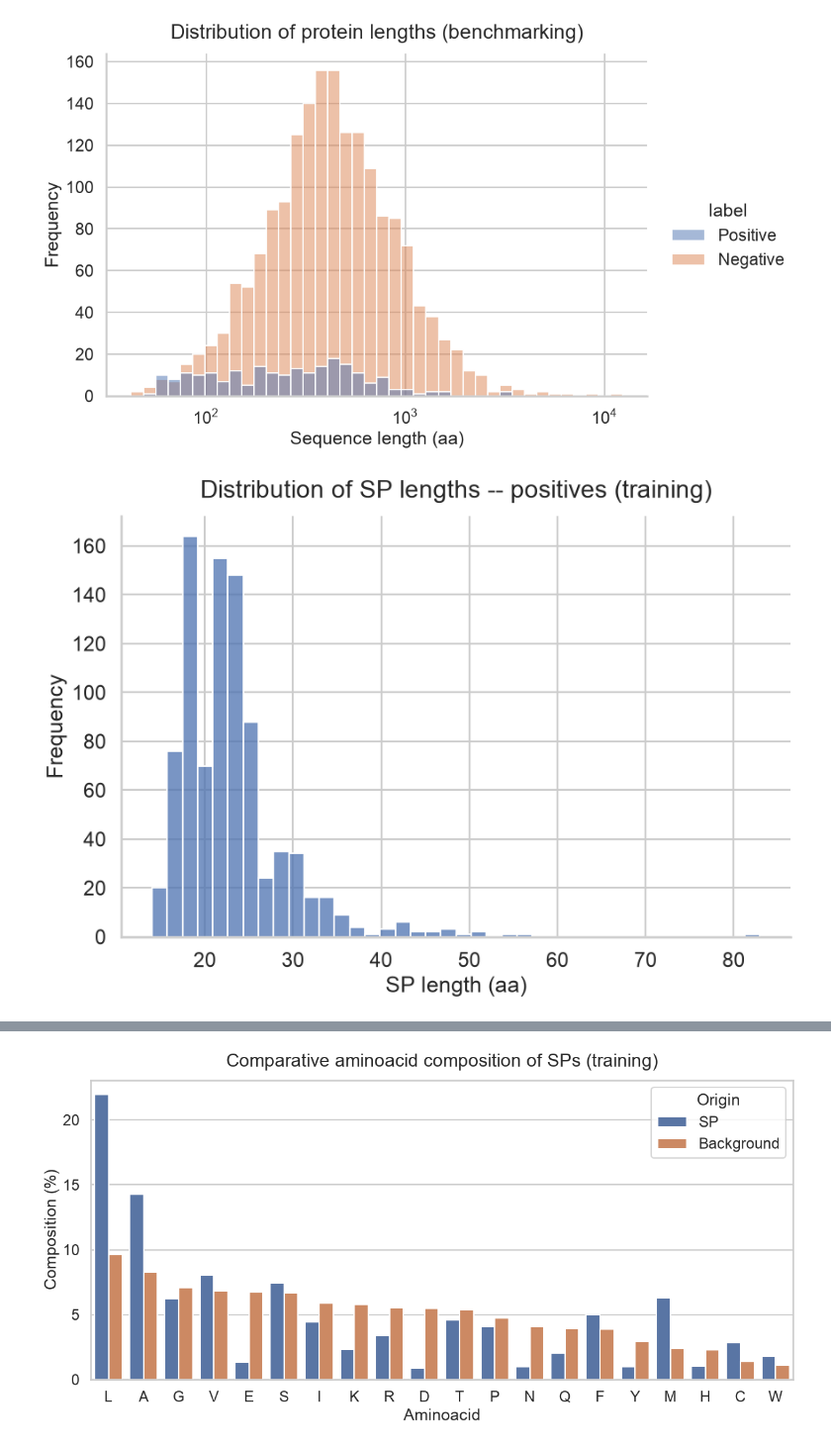
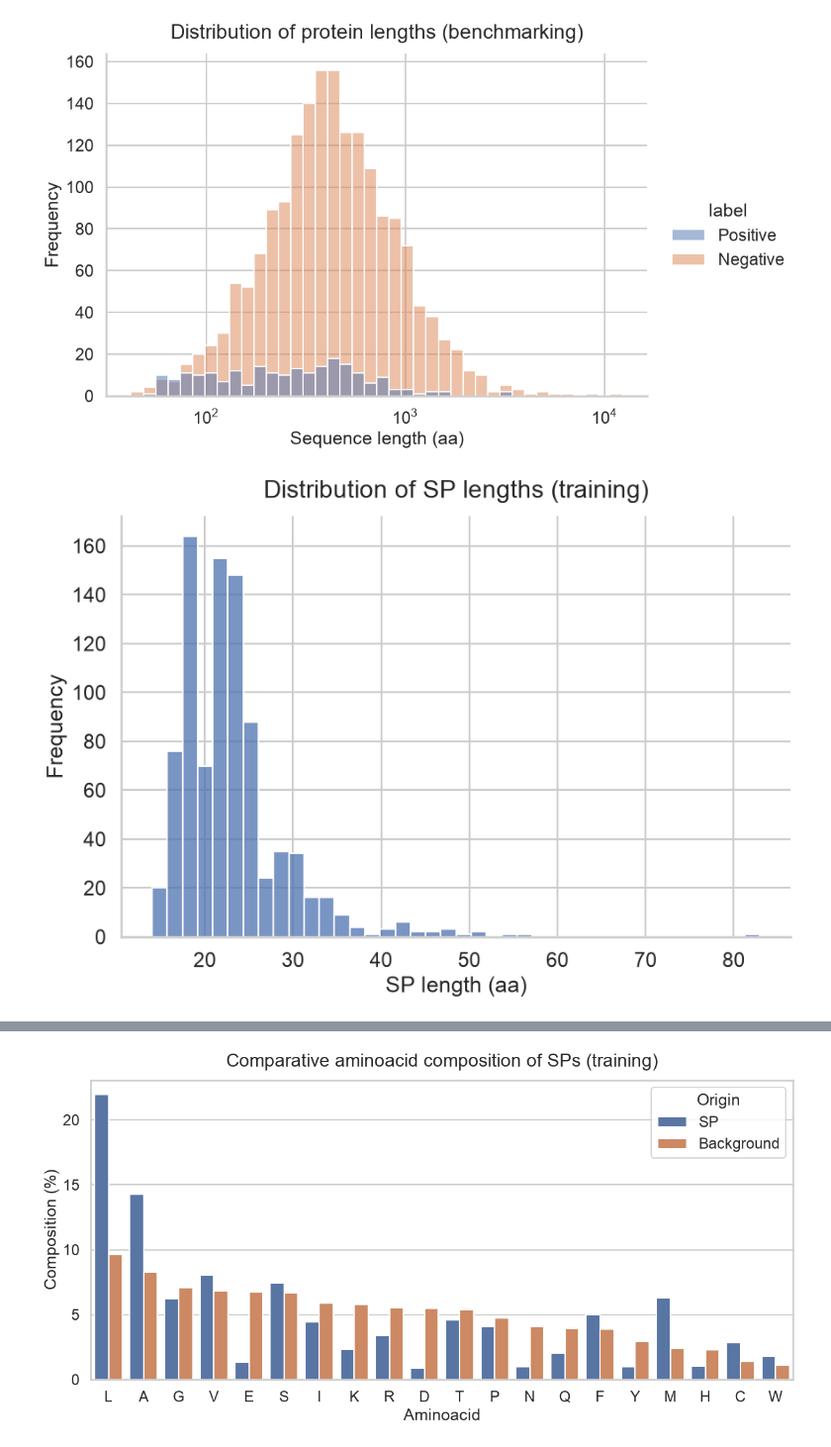
Before and after one commit to ToniMontana99/LB2_project_Group_7, a Jupyter notebook: 0.3_data_analysis/LB2_script_plots.ipynb, the cells around one changed output, grey strips where cells are left out. Shown at 99% size. Cells and saved outputs as stored; diff of their text form; code cells hidden in the pictures.

Commit message:
refine some plots

```diff
--- a/0.3_data_analysis/LB2_script_plots.ipynb
+++ b/0.3_data_analysis/LB2_script_plots.ipynb
@@ -52,21 +52,21 @@ plt.show()
 # %%
 # SP LENGTHS DISTRIBUTION - TRAINING
 df = df_tr.dropna(subset=["label"]).copy()
 df["label"] = df["label"].map({1.0: "Positive"})       # We set labels as strings
 positives = df[df['label'] == 'Positive']
 
 g = sns.displot(
     data=positives,
     x="cleavage_site",                                       # This way, we separate positives and negatives
     bins=40,
     height=6,
     aspect=1.5,
 )
 g.set_axis_labels("SP length (aa)", "Frequency")
-g.ax.set_title("Distribution of SP lengths -- positives (training)", fontsize=20, pad=15)
+g.ax.set_title("Distribution of SP lengths (training)", fontsize=20, pad=15)
 plt.show()
 # %% [output]
-[figure, old version]
+[figure, new version]
 # %%
 # SP LENGTHS DISTRIBUTION - BENCHMARKING
 df = df_bn.dropna(subset=["label"]).copy()
```
Also changed, not shown: parts of 2 cells of this notebook, 2 other files.
